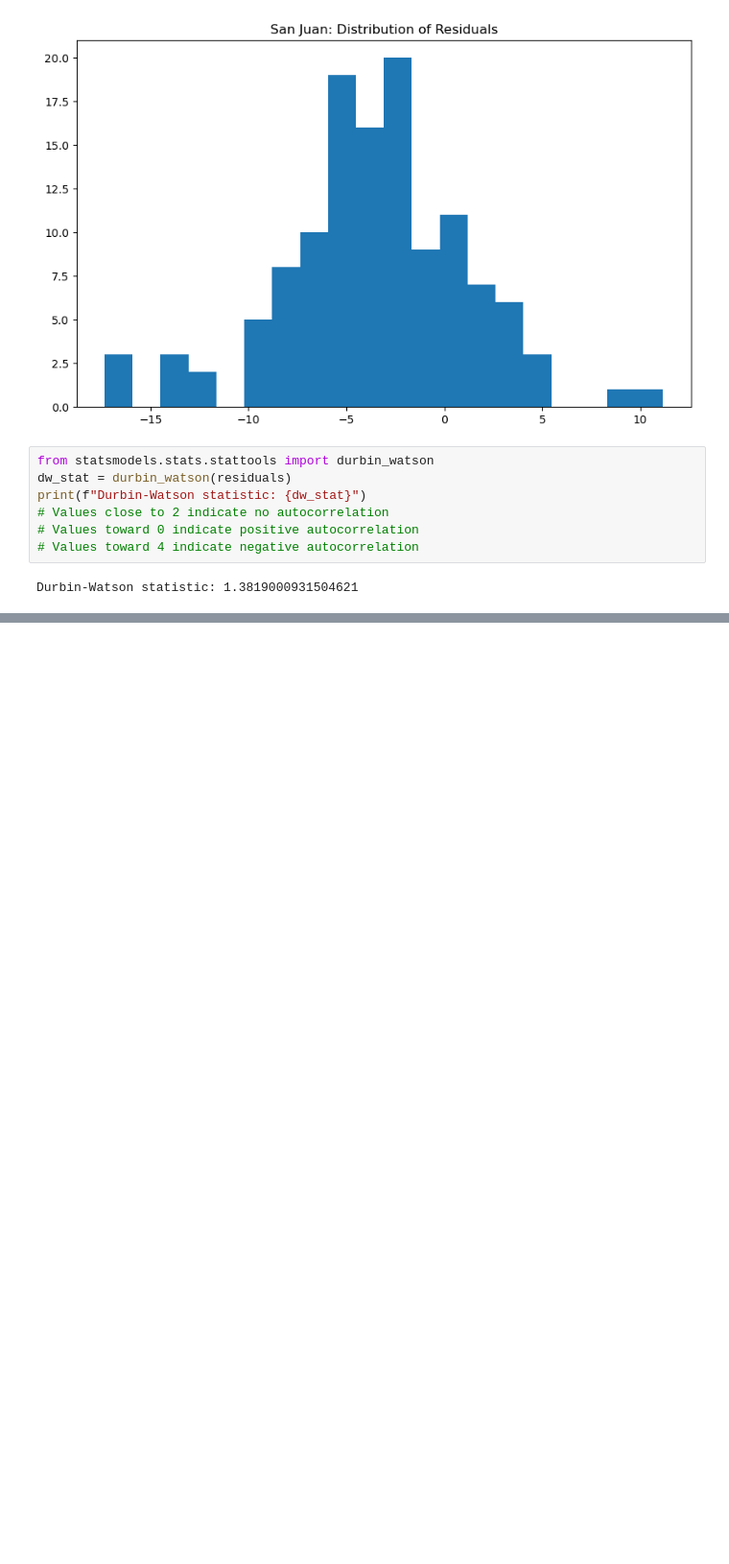
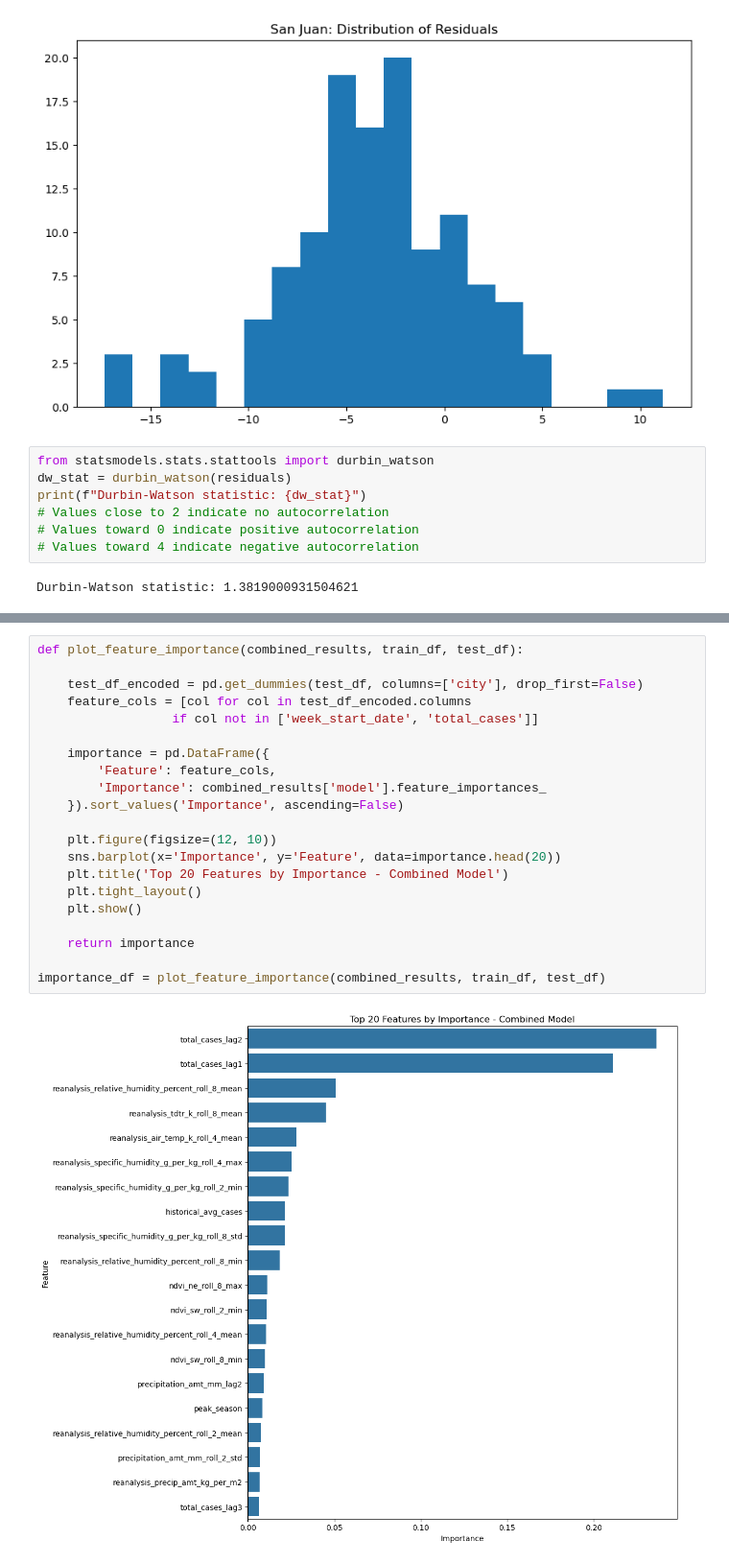
Before and after one commit to statenbred/Dengue_Fever, a Jupyter notebook: XGBRegressor_Model.ipynb, the cells around one changed output, grey strips where cells are left out. Shown at 96% size. Saved outputs shown, nothing was run; the diff lists cells and outputs as text; blank space fills up the shorter version.

```diff
--- a/XGBRegressor_Model.ipynb
+++ b/XGBRegressor_Model.ipynb
@@ -171,0 +551,23 @@ Durbin-Watson statistic: 1.3819000931504621
+# %%
+def plot_feature_importance(combined_results, train_df, test_df):
+
+    test_df_encoded = pd.get_dummies(test_df, columns=['city'], drop_first=False)
+    feature_cols = [col for col in test_df_encoded.columns
+                  if col not in ['week_start_date', 'total_cases']]
+
+    importance = pd.DataFrame({
+        'Feature': feature_cols,
+        'Importance': combined_results['model'].feature_importances_
+    }).sort_values('Importance', ascending=False)
+
+    plt.figure(figsize=(12, 10))
+    sns.barplot(x='Importance', y='Feature', data=importance.head(20))
+    plt.title('Top 20 Features by Importance - Combined Model')
+    plt.tight_layout()
+    plt.show()
+
+    return importance
+
+importance_df = plot_feature_importance(combined_results, train_df, test_df)
+# %% [output]
+[figure, added]
```
Also changed, not shown: parts of 12 cells of this notebook, 1 other file.
